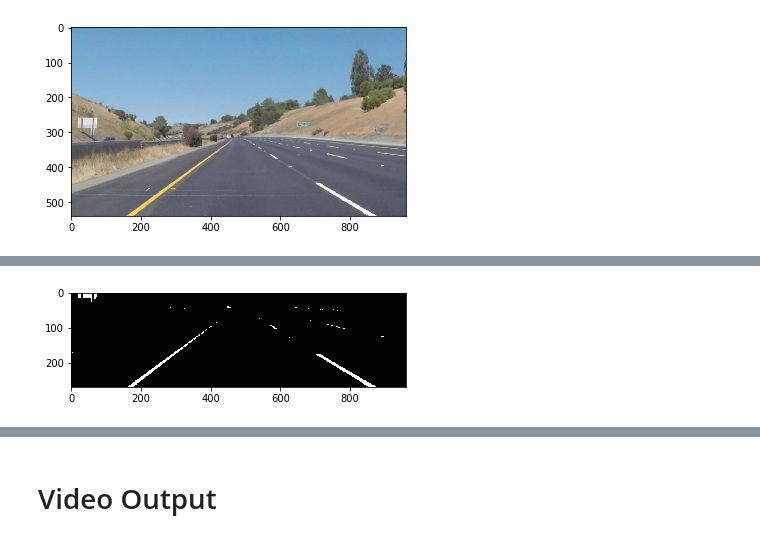
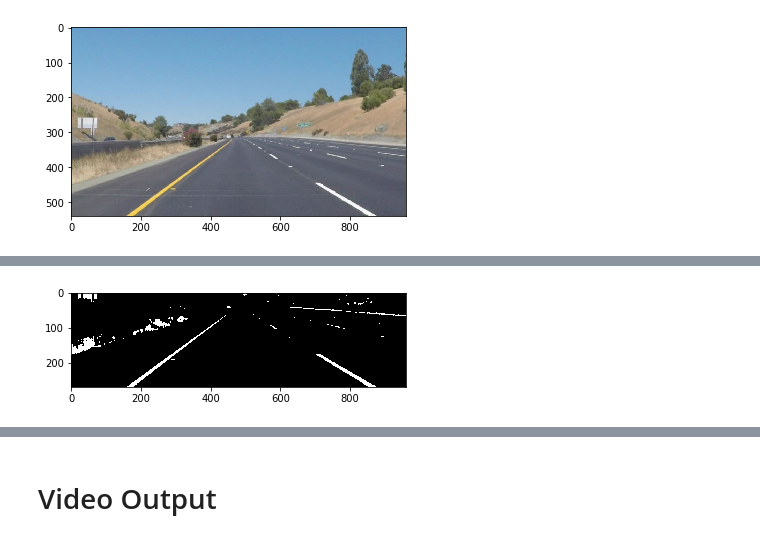
Before and after one commit to da7th/CarND-P1, a Jupyter notebook: Real-time attempt.ipynb, the cells around one changed output, grey strips where cells are left out. Cells and saved outputs as stored; diff of their text form; code cells hidden in the pictures.

Commit message:
Update: improved the lane keep and threshold values, added lane curvature calc. to the pipeline (requires value check)

```diff
--- a/Real-time attempt.ipynb
+++ b/Real-time attempt.ipynb
@@ -6,0 +81,29 @@ import cv2
+# %%
+#output an undistorted and transformed image
+img = mpimg.imread(images[5])
+# Convert undistorted image to grayscale
+gray = cv2.cvtColor(img, cv2.COLOR_BGR2GRAY)
+# Search for corners in the grayscaled image
+ret, corners = cv2.findChessboardCorners(gray, (nx, ny), None)
+# If we found corners, draw them! (just for fun)
+dist_drawn = cv2.drawChessboardCorners(img, (nx, ny), corners, ret)
+undist = cv2.undistort(img, mtx, dist, None, mtx)
+# warped (transformed image)
+warped_img, M = corners_unwarp(mpimg.imread(images[5]), nx, ny, mtx, dist )
+
+# save the M data to use without repeating calibration
+np.save("M_calibration_data", M)
+
+distorted = mpimg.imread(images[5])
+
+#plot outputs
+f, (ax1, ax2, ax3, ax4) = plt.subplots(1,4, figsize=(24, 9))
+f.tight_layout()
+ax1.imshow(distorted)
+ax1.set_title('Distorted Image', fontsize=20)
+ax2.imshow(dist_drawn)
+ax2.set_title('Distorted Chessboard Image', fontsize=20)
+ax3.imshow(undist)
+ax3.set_title('Undistorted Image', fontsize=20)
+ax4.imshow(warped_img)
+ax4.set_title('warped_img Image', fontsize=20)
@@ -55,22 +168,22 @@ interact(color_thresh_exp,img=fixed(test_image), r=(0,255,10), g=(0,255,10), b=(
 # %%
-def color_thresh(img, r=190, g=200, b=110):
+def color_thresh(img, r=190, g=150, b=110):
 
     horizon = int((img.shape[0]/2))
 
     thresh_img = np.zeros_like(img[horizon:,:,0])
 
     r_thresh = img[horizon:,:,0] > r
     g_thresh = img[horizon:,:,1] > g
     b_thresh = img[horizon:,:,2] < b
 
     thresh_img[(r_thresh & g_thresh) | (b_thresh & r_thresh)] = 255
 
     return thresh_img
 
 plt.imshow(color_thresh(test_image), cmap='gray')
 plt.imsave("grayed_crop", color_thresh(test_image))
 # %% [output]
-[figure, old version]
+[figure, new version]
 # %%
 def persp_warp_test(img,
                 src1x=167,
```
Also changed, not shown: parts of 18 cells of this notebook, 1 other file.
